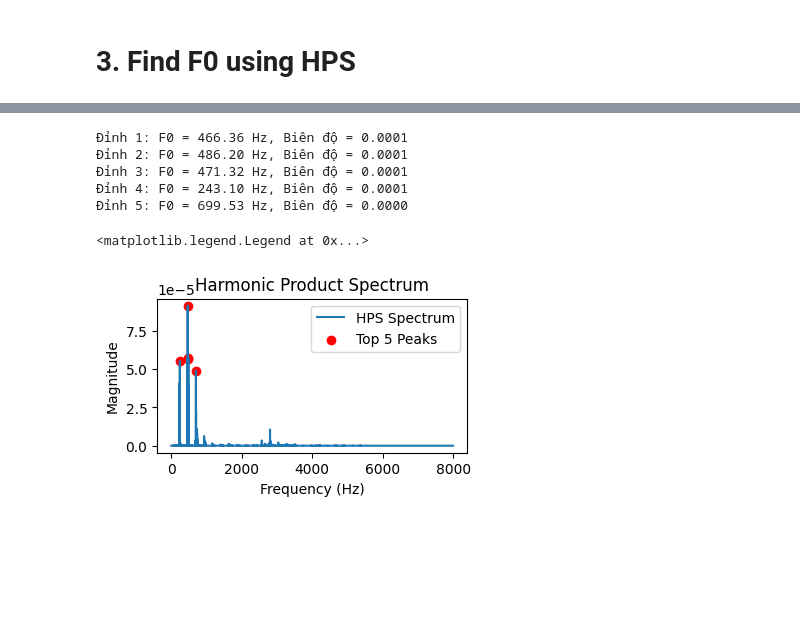
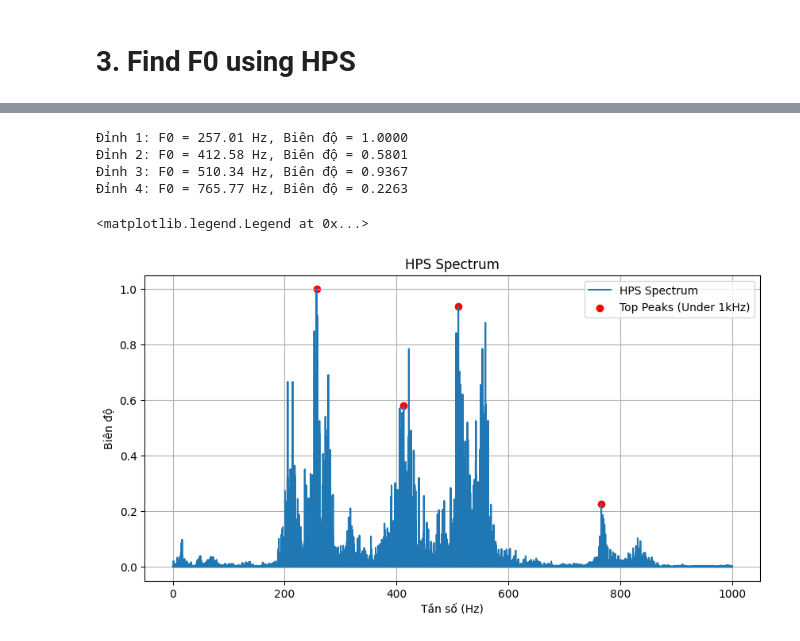
Before and after one commit to LaHuy136/FundamentalFrequencyEstimation, a Jupyter notebook: find_f0_methods/Find_F0_using_HPS.ipynb, the cells around one changed output, grey strips where cells are left out. Saved outputs shown, nothing was run; the diff lists cells and outputs as text; code cells hidden in the pictures; blank space fills up the shorter version.

Commit message:
feat: [PLB6] Using find_peaks F0 estimation with general params

```diff
--- a/find_f0_methods/Find_F0_using_HPS.ipynb
+++ b/find_f0_methods/Find_F0_using_HPS.ipynb
@@ -12,7 +12,3 @@ data, sampling_rate = librosa.load(file_path, sr=None)
-# %%
-# Nếu là âm thanh stereo, chuyển sang mono (chỉ lấy một kênh)
-if len(data.shape) == 2:
-    data = data.mean(axis=1)
 # %% [markdown]
 # 2. Remove silent frames
 # %%
@@ -125,30 +134,46 @@ f0_hps, xf, hps_spectrum = hps(signal_segment, sampling_rate, max_harmonics=2)
-# %%
-# Tìm các chỉ số của top 5 đỉnh cao nhất
-top_5_peaks_indices = np.argsort(hps_spectrum)[-5:][::-1]  # Sắp xếp và chọn 5 đỉnh lớn nhất
-
-# Tần số F0 ứng với chỉ số lớn nhất (đỉnh đầu tiên)
-f0_top_5 = xf[top_5_peaks_indices]
-amplitude_top_5 = hps_spectrum[top_5_peaks_indices]
-
-# In top 5 tần số và biên độ tương ứng
-for i, (f0, amplitude) in enumerate(zip(f0_top_5, amplitude_top_5), start=1):
-    print(f"Đỉnh {i}: F0 = {f0:.2f} Hz, Biên độ = {amplitude:.4f}")
-# %% [output]
-Đỉnh 1: F0 = 466.36 Hz, Biên độ = 0.0001
-Đỉnh 2: F0 = 486.20 Hz, Biên độ = 0.0001
-Đỉnh 3: F0 = 471.32 Hz, Biên độ = 0.0001
-Đỉnh 4: F0 = 243.10 Hz, Biên độ = 0.0001
-Đỉnh 5: F0 = 699.53 Hz, Biên độ = 0.0000
+# %%
+# Đặt ngưỡng height dựa trên tỷ lệ cực đại
+max_height = np.max(hps_spectrum)
+height_threshold = 0.1 * max_height # 10%
+
+# Dựa trên tần số và độ phân giải tần số của FFT, tự động thay đổi distance
+# Khoảng cách tỷ lệ nghịch với tần số, tần số cao sẽ có khoảng cách ngắn hơn
+freq_resolution = sampling_rate / len(xf)  # Độ phân giải tần số của FFT
+
+distance_threshold = int(1500 / freq_resolution)  # Chọn một hệ số ước lượng phù hợp
+                        # Phụ thuộc vào tín hiệu
+
+# Tìm các đỉnh trong phổ HPS
+peaks, _ = find_peaks(hps_spectrum, height=height_threshold, distance=distance_threshold)
+
+if len(peaks) == 0:
+    raise ValueError("Không tìm thấy đỉnh nào trong phổ HPS!")
+
+# Giới hạn đỉnh trong khoảng dưới 1kHz
+peaks_under_1kHz = peaks[xf[peaks] < 1000]
+
+if len(peaks_under_1kHz) == 0:
+    raise ValueError("Không có đỉnh nào dưới ngưỡng 1kHz!")
+
+# In top 5 tần số và biên độ tương ứng
+for i, idx in enumerate(peaks_under_1kHz, start=1):
+    print(f"Đỉnh {i}: F0 = {xf[idx]:.2f} Hz, Biên độ = {hps_spectrum[idx]:.4f}")
+# %% [output]
+Đỉnh 1: F0 = 257.01 Hz, Biên độ = 1.0000
+Đỉnh 2: F0 = 412.58 Hz, Biên độ = 0.5801
+Đỉnh 3: F0 = 510.34 Hz, Biên độ = 0.9367
+Đỉnh 4: F0 = 765.77 Hz, Biên độ = 0.2263
 # %%
-plt.figure(figsize=(4, 2))
+plt.figure(figsize=(10, 5))
 
 # Vẽ phổ HPS
 plt.plot(xf, hps_spectrum, label='HPS Spectrum')
-plt.scatter(f0_top_5, amplitude_top_5, color='r', label='Top 5 Peaks')  # Đánh dấu top 5 đỉnh
-plt.xlabel('Frequency (Hz)')
-plt.ylabel('Magnitude')
-plt.title('Harmonic Product Spectrum')
+plt.scatter(xf[peaks_under_1kHz], hps_spectrum[peaks_under_1kHz], color='r', label='Top Peaks (Under 1kHz)')  # Đánh dấu top 5 đỉnh
+plt.xlabel('Tần số (Hz)')
+plt.ylabel('Biên độ')
+plt.title('HPS Spectrum')
+plt.grid()
 plt.legend()
 # %% [output]
 <matplotlib.legend.Legend at 0x...>
-[figure, old version]
+[figure, new version]
```
Also changed, not shown: parts of 5 cells of this notebook.
